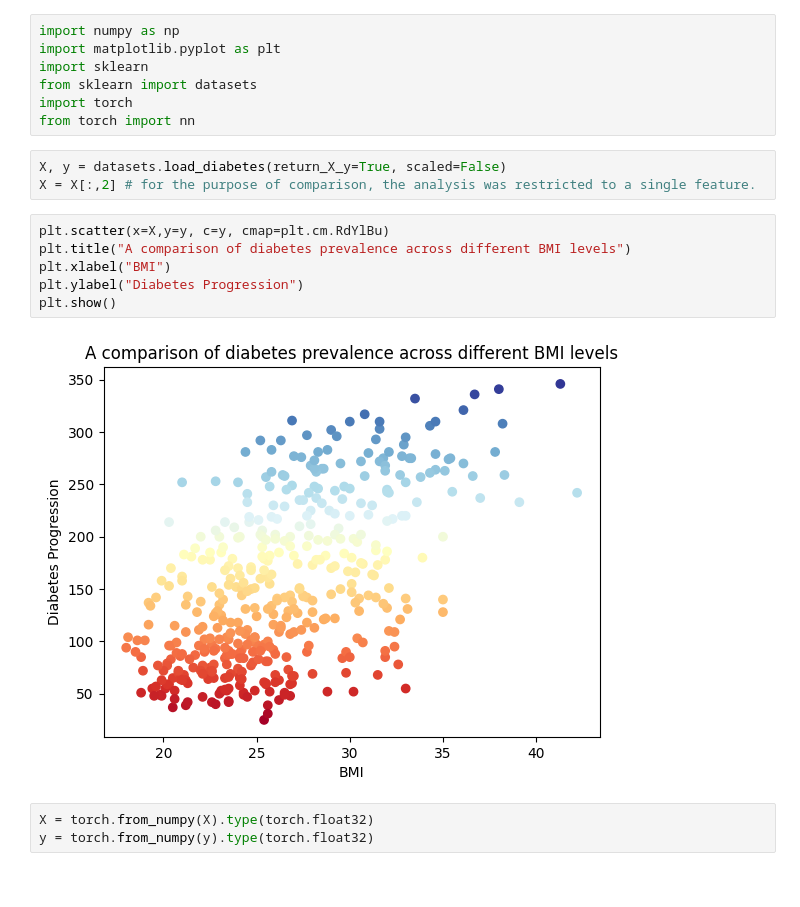
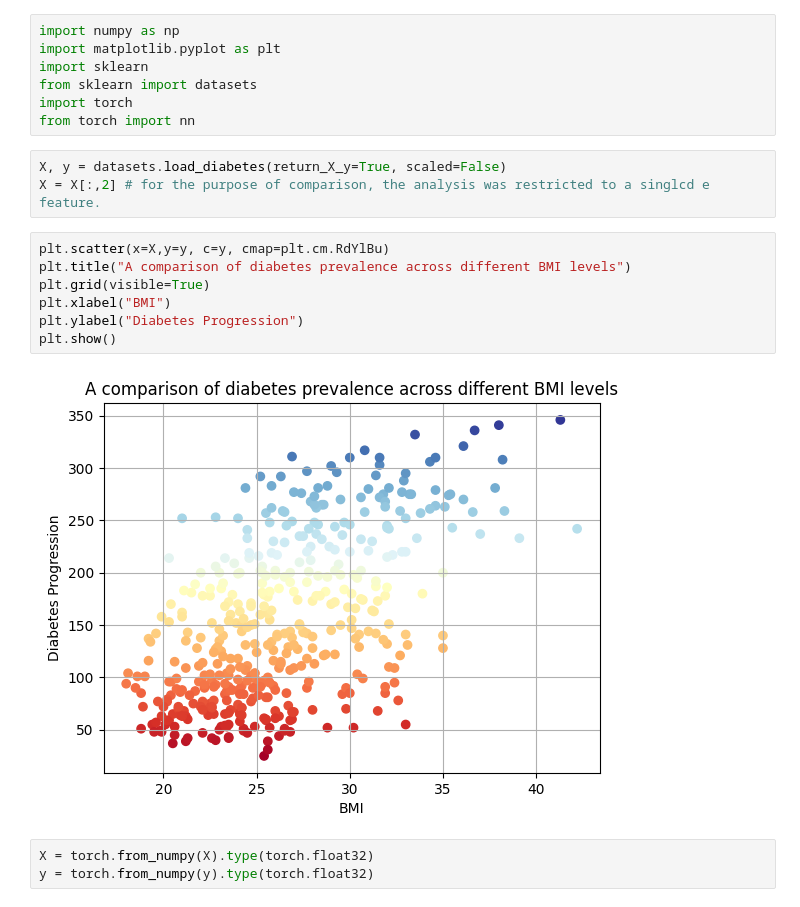
Before and after one commit to matcze/pytorch_algorithm, a Jupyter notebook: pytorch_algoritm.ipynb, the cells around one changed output. Drawn from its saved outputs; the diff is of its cells as text.

Commit message:
graph

```diff
--- a/pytorch_algoritm.ipynb
+++ b/pytorch_algoritm.ipynb
@@ -7,15 +7,16 @@ import torch
 from torch import nn
 # %%
 X, y = datasets.load_diabetes(return_X_y=True, scaled=False)
-X = X[:,2] # for the purpose of comparison, the analysis was restricted to a single feature.
+X = X[:,2] # for the purpose of comparison, the analysis was restricted to a singlcd e feature.
 # %%
 plt.scatter(x=X,y=y, c=y, cmap=plt.cm.RdYlBu)
 plt.title("A comparison of diabetes prevalence across different BMI levels")
+plt.grid(visible=True)
 plt.xlabel("BMI")
 plt.ylabel("Diabetes Progression")
 plt.show()
 # %% [output]
-[figure, old version]
+[figure, new version]
 # %%
 X = torch.from_numpy(X).type(torch.float32)
 y = torch.from_numpy(y).type(torch.float32)
```
